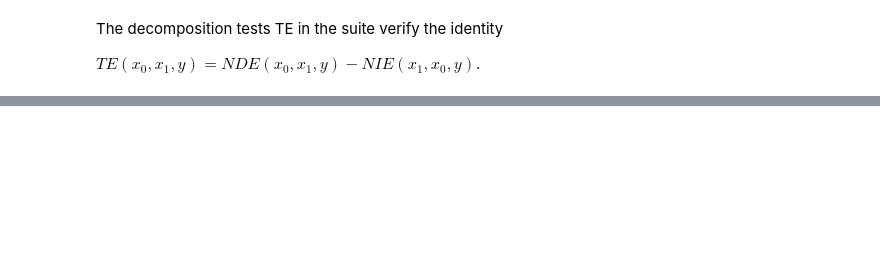
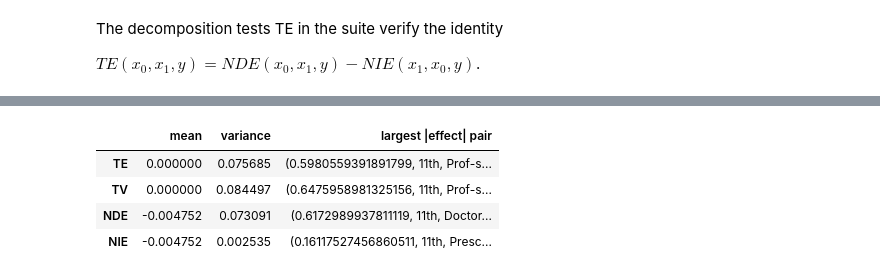
Before and after one commit to Erhtric/fairmind-causal-fairness-analysis, a Jupyter notebook: notebooks/adult_dataset_example_6.ipynb, the cells around one changed output, grey strips where cells are left out. Saved outputs shown, nothing was run; the diff lists cells and outputs as text; code cells hidden in the pictures; blank space fills up the shorter version.

```diff
--- a/notebooks/adult_dataset_example_6.ipynb
+++ b/notebooks/adult_dataset_example_6.ipynb
@@ -85,3 +122,9 @@ df["S2_gender"] = df["S2_gender"].astype("category")
+# %%
+df["education"] = pd.Categorical(
+    df["education"],
+    categories=education_order,
+    ordered=True
+)
 # %%
 df[selected_columns].nunique().rename("cardinality")
 # %% [output]
@@ -279,0 +397,32 @@ dtype: float64
+# %%
+categorical_summary = pd.DataFrame(
+    {
+        "mean": [
+            res_te.mean_effect(),
+            res_tv.mean_effect(),
+            res_de.mean_effect(),
+            res_ie.mean_effect(),
+        ],
+        "variance": [
+            res_te.variance_effect(),
+            res_tv.variance_effect(),
+            res_de.variance_effect(),
+            res_ie.variance_effect(),
+        ],
+        "largest |effect| pair": [
+            res_te.max_disparity(),
+            res_tv.max_disparity(),
+            res_de.max_disparity(),
+            res_ie.max_disparity(),
+        ],
+    },
+    index=["TE", "TV", "NDE", "NIE"],
+)
+
+categorical_summary
+# %% [output]
+|  | mean | variance | largest |effect| pair |
+| TE | 0.000000 | 0.075685 | (0.5980559391891799, 11th, Prof-s... |
+| TV | 0.000000 | 0.084497 | (0.6475958981325156, 11th, Prof-s... |
+| NDE | -0.004752 | 0.073091 | (0.6172989937811119, 11th, Doctor... |
+| NIE | -0.004752 | 0.002535 | (0.16117527456860511, 11th, Presc... |
```
Also changed, not shown: parts of 39 cells of this notebook, 11 other files.
